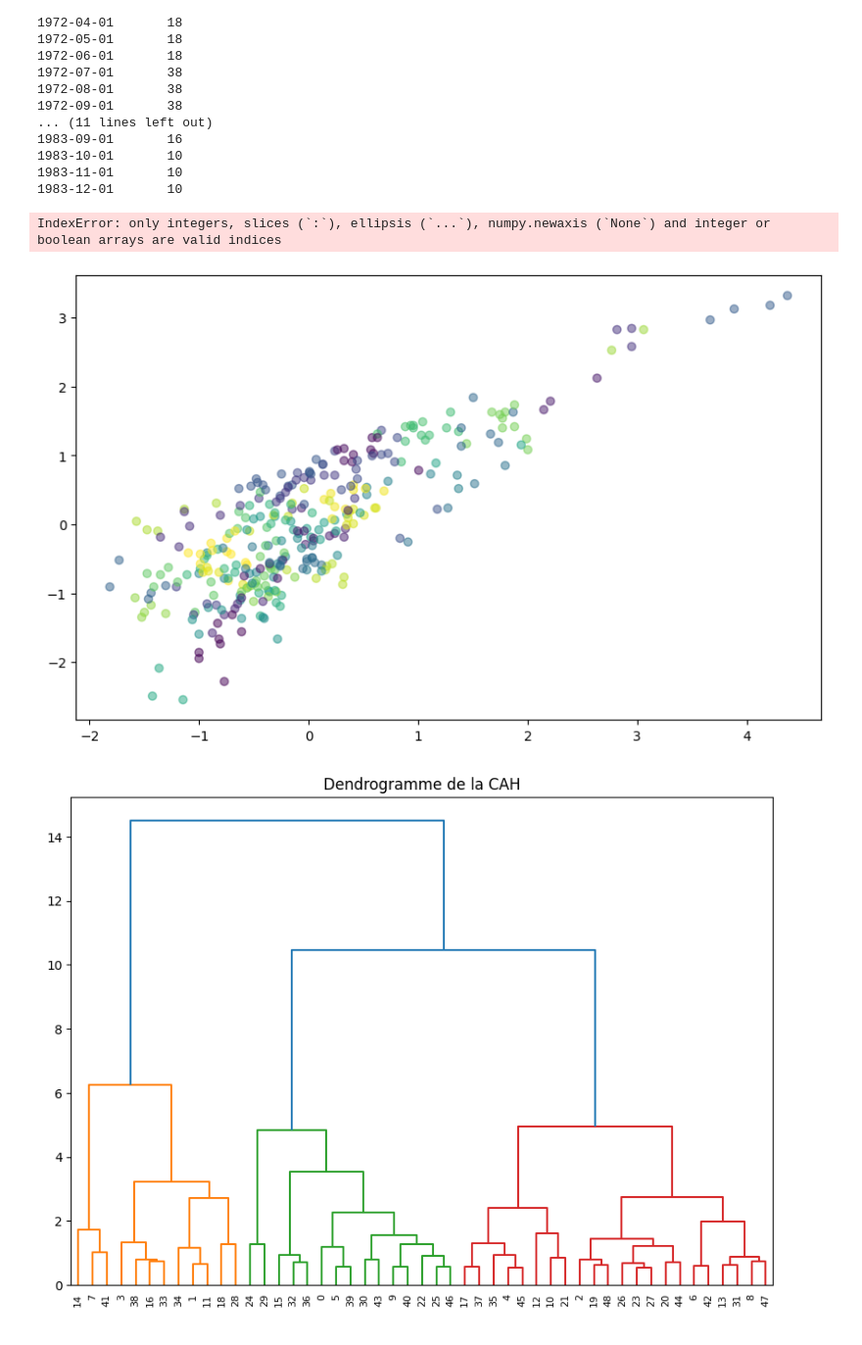
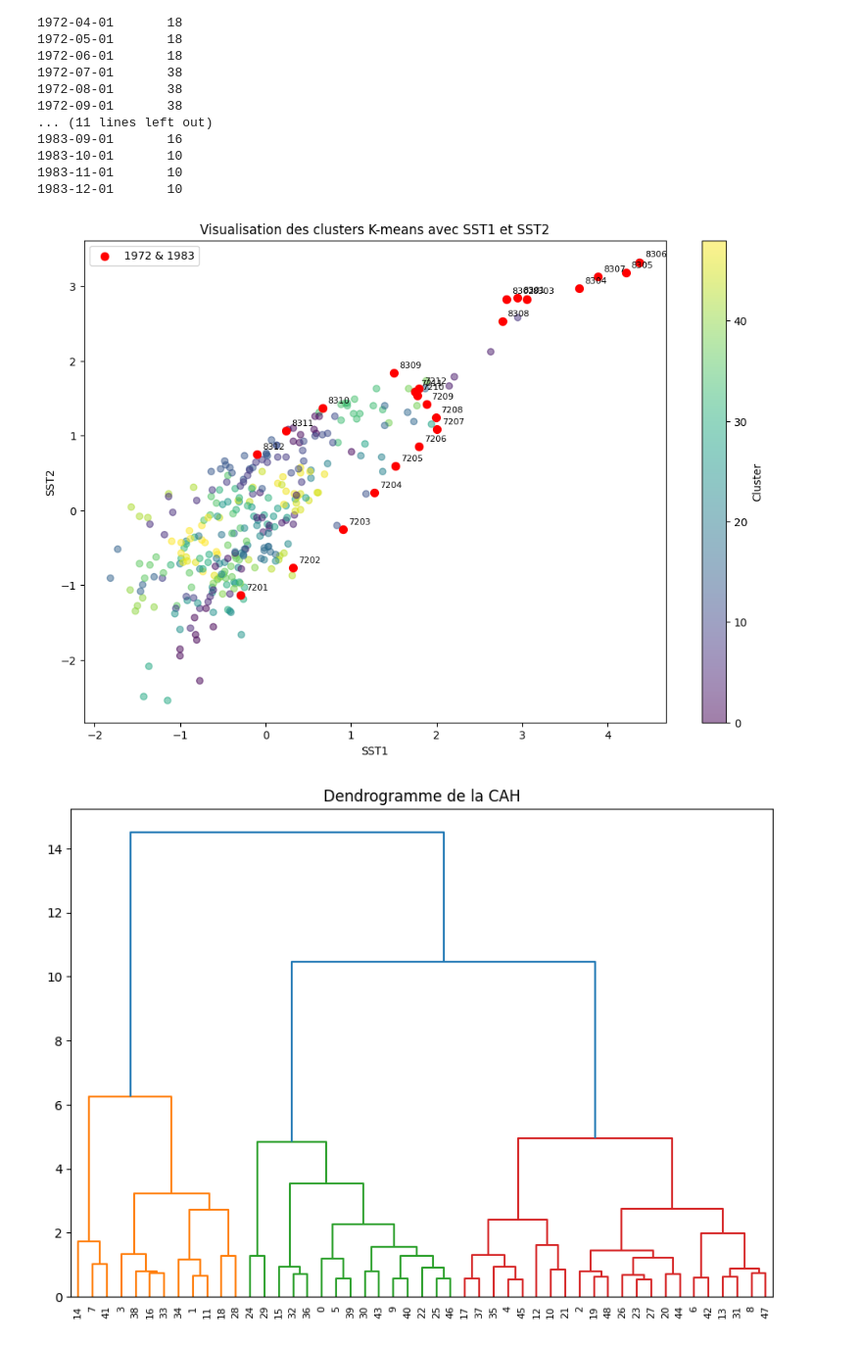
Before and after one commit to lapprenti500/el_nino_dataset, a Jupyter notebook: nino_dataset.ipynb, the cells around one changed output. Shown at 98% size. Drawn from its saved outputs; the diff is of its cells as text; code cells hidden in the pictures.

```diff
--- a/nino_dataset.ipynb
+++ b/nino_dataset.ipynb
@@ -281,22 +281,37 @@ date
 1983-11-01       10
 1983-12-01       10
 # %%
-# Visualisation des clusters (exemple avec SST1 et SST2)
+# Récupération des clusters pour les années 1972 et 1983
+clusters_72_83 = year_72_83[['Cluster']]
 
-# Conversion des indices en entiers
-indices_72_83 = [data.index.get_loc(date) for date in year_72_83.index]
+# Création d'un masque booléen pour les années 1972 et 1983
+mask_72_83 = data.index.isin(year_72_83.index)
 
-plt.figure(figsize=(10, 6))
-plt.scatter(X_scaled[:, 0], X_scaled[:, 1], c=data['Cluster'], cmap='viridis', alpha=0.5)
-plt.scatter(X_scaled[year_72_83.index, 0], X_scaled[year_72_83.index, 1], color='red', label='1972 & 1983')
-plt.xlabel('SST1 (normalisé)')
-plt.ylabel('SST2 (normalisé)')
+# Création du graphique
+plt.figure(figsize=(12, 8))
+
+# Tracé de tous les points
+scatter = plt.scatter(X_scaled[:, 0], X_scaled[:, 1], c=data['Cluster'], cmap='viridis', alpha=0.5)
+
+# Tracé des points pour 1972 et 1983
+plt.scatter(X_scaled[mask_72_83, 0], X_scaled[mask_72_83, 1], color='red', s=50, label='1972 & 1983')
+
+# Ajout des labels pour les points de 1972 et 1983
+for idx in range(X_scaled[mask_72_83].shape[0]):
+    x = X_scaled[mask_72_83][idx, 0]
+    y = X_scaled[mask_72_83][idx, 1]
+    date = year_72_83.index[idx]
+    label = f"{date.strftime('%y%m')}"
+    plt.annotate(label, (x, y), xytext=(5, 5), textcoords='offset points', fontsize=8)
+
+plt.xlabel('SST1')
+plt.ylabel('SST2')
 plt.title('Visualisation des clusters K-means avec SST1 et SST2')
 plt.legend()
+plt.colorbar(scatter, label='Cluster')
 plt.show()
 # %% [output]
-IndexError: only integers, slices (`:`), ellipsis (`...`), numpy.newaxis (`None`) and integer or boolean arrays are valid indices
-[figure, old version]
+[figure, new version]
 # %%
 from scipy.cluster.hierarchy import dendrogram, linkage
 from sklearn.cluster import AgglomerativeClustering
```
Also changed, not shown: parts of 3 cells of this notebook.
